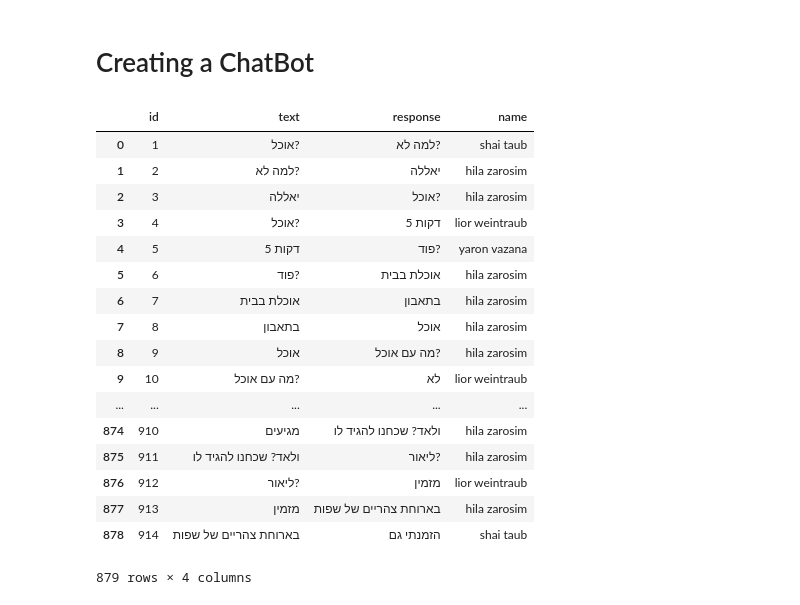
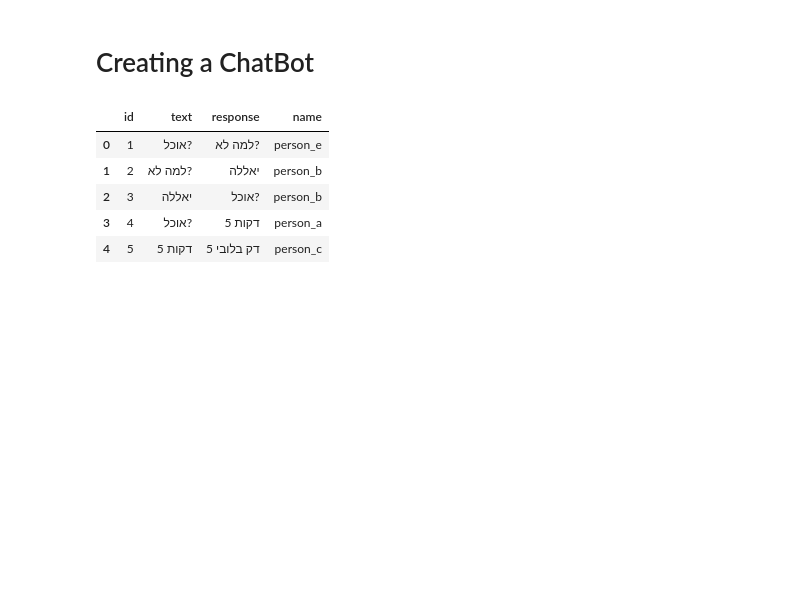
Before and after one commit to yaronv/Python-Notebooks, a Jupyter notebook: whatsapp-chatbot/whatsapp-experiment.ipynb, the cells around one changed output. Cells and saved outputs as stored; diff of their text form; code cells hidden in the pictures; blank space fills up the shorter version.

```diff
--- a/whatsapp-chatbot/whatsapp-experiment.ipynb
+++ b/whatsapp-chatbot/whatsapp-experiment.ipynb
@@ -238,31 +227,19 @@ None
 # %%
 train_data = pd.DataFrame(columns = ['id','text','response','name'])
 prev_msg = ''
 for index, row in df.iterrows():
     if prev_msg != '':
         tmp = pd.DataFrame({'text': [prev_msg], 'response': [row['message']], 'id': [row['id']], 'name': [row['name']]})
         train_data = train_data.append(tmp[['id','text','response','name']], ignore_index=True)
     prev_msg = row['message']
-display(train_data)
+train_data.head()
 # %% [output]
 |  | id | text | response | name |
-| 0 | 1 | אוכל? | למה לא? | shai taub |
-| 1 | 2 | למה לא? | יאללה | hila zarosim |
-| 2 | 3 | יאללה | אוכל? | hila zarosim |
-| 3 | 4 | אוכל? | 5 דקות | lior weintraub |
-| 4 | 5 | 5 דקות | פוד? | yaron vazana |
-| 5 | 6 | פוד? | אוכלת בבית | hila zarosim |
-| 6 | 7 | אוכלת בבית | בתאבון | hila zarosim |
-| 7 | 8 | בתאבון | אוכל | hila zarosim |
-| 8 | 9 | אוכל | מה עם אוכל? | hila zarosim |
-| 9 | 10 | מה עם אוכל? | לא | lior weintraub |
-| ... | ... | ... | ... | ... |
-| 874 | 910 | מגיעים | ולאד? שכחנו להגיד לו | hila zarosim |
-| 875 | 911 | ולאד? שכחנו להגיד לו | ליאור? | hila zarosim |
-| 876 | 912 | ליאור? | מזמין | lior weintraub |
-| 877 | 913 | מזמין | בארוחת צהריים של שפות | hila zarosim |
-| 878 | 914 | בארוחת צהריים של שפות | הזמנתי גם | shai taub |
+| 0 | 1 | אוכל? | למה לא? | person_e |
+| 1 | 2 | למה לא? | יאללה | person_b |
+| 2 | 3 | יאללה | אוכל? | person_b |
+| 3 | 4 | אוכל? | 5 דקות | person_a |
+| 4 | 5 | 5 דקות | 5 דק בלובי | person_c |
-879 rows × 4 columns
 # %%
 import gensim
 from gensim.models.doc2vec import Doc2Vec, TaggedDocument
```
Also changed, not shown: parts of 8 cells of this notebook, 7 other files.
